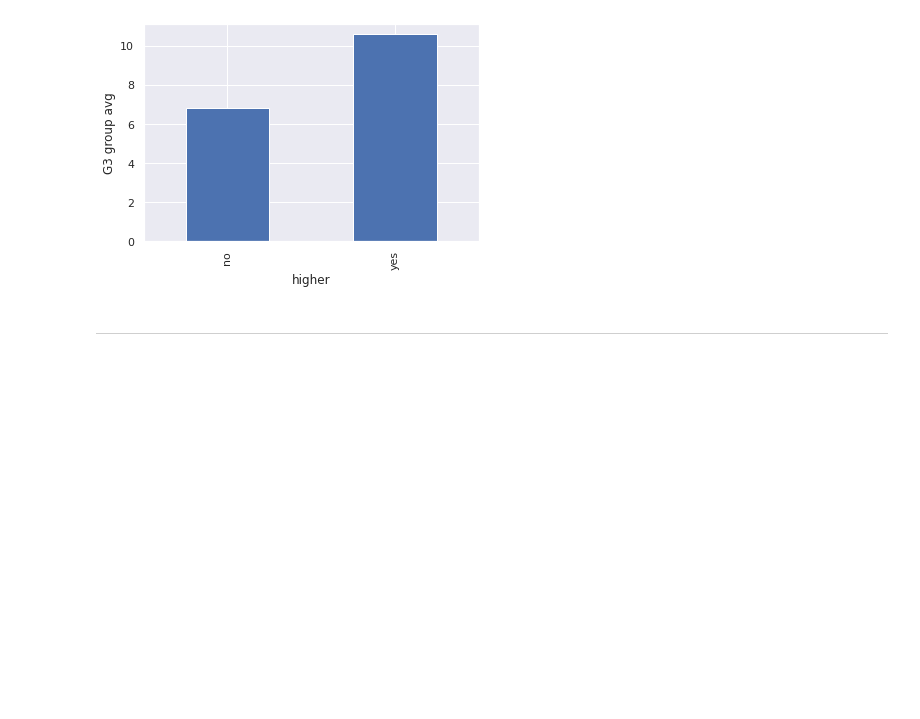
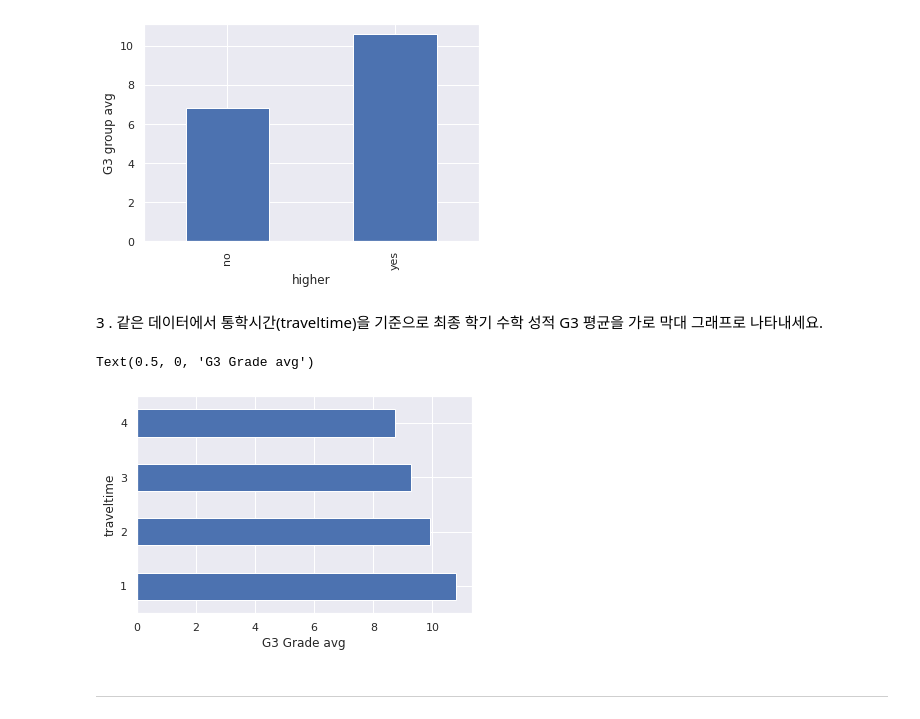
Before and after one commit to gongboogi/Python-Practice, a Jupyter notebook: Matplotlib데이터시각화.ipynb, the cells around one changed output. Saved outputs shown, nothing was run; the diff lists cells and outputs as text; code cells hidden in the pictures; blank space fills up the shorter version.

Commit message:
matplotlib-data-visualization

```diff
--- a/Matplotlib데이터시각화.ipynb
+++ b/Matplotlib데이터시각화.ipynb
@@ -234,6 +232,14 @@ plt.ylabel('G3 group avg')
 # %% [output]
 Text(0, 0.5, 'G3 group avg')
 [figure]
+# %% [markdown]
+3 . 같은 데이터에서 통학시간(traveltime)을 기준으로 최종 학기 수학 성적 G3 평균을 가로 막대 그래프로 나타내세요.
+# %%
+mat_data.groupby(['traveltime'])['G3'].mean().plot(kind='barh')
+plt.xlabel('G3 Grade avg')
+# %% [output]
+Text(0.5, 0, 'G3 Grade avg')
+[figure, added]
 # %% [markdown]
 
 
```
Also changed, not shown: parts of 7 cells of this notebook.
